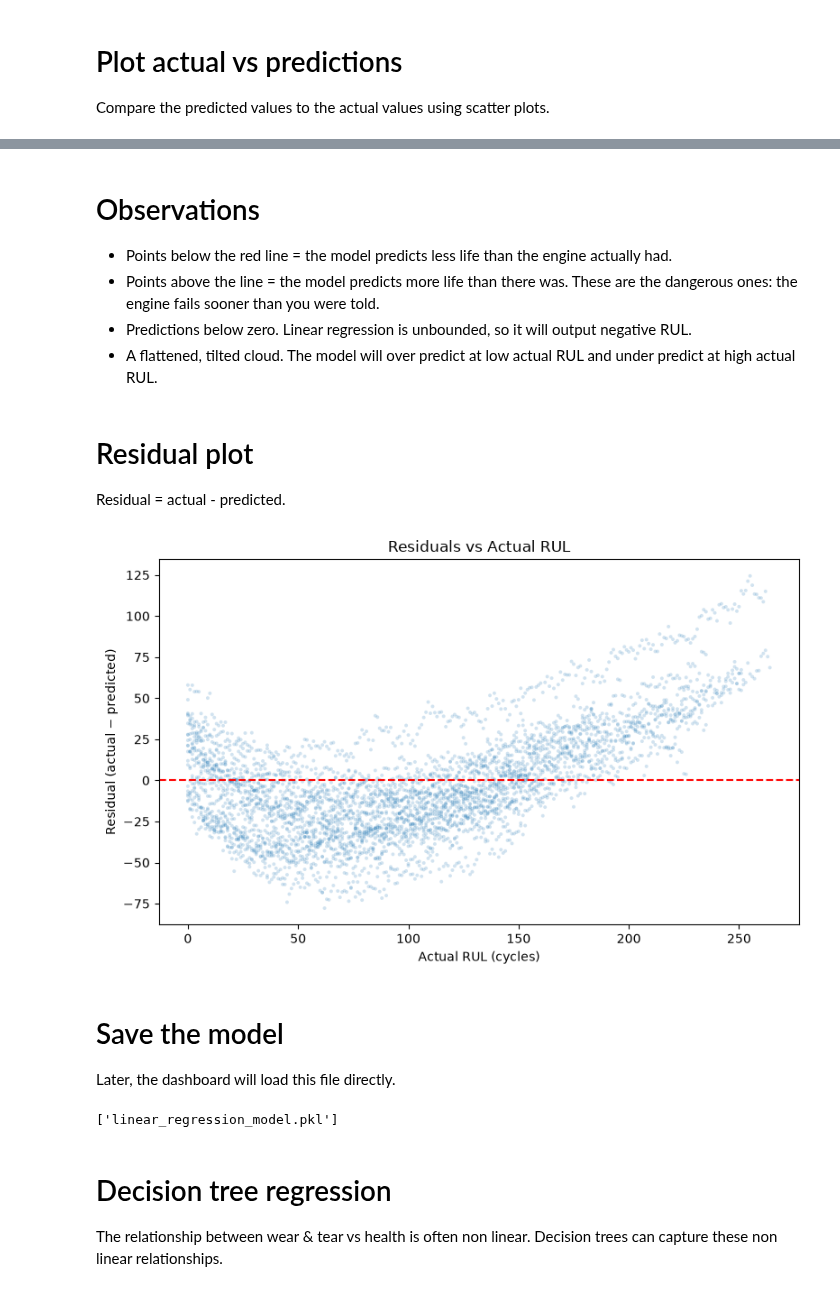
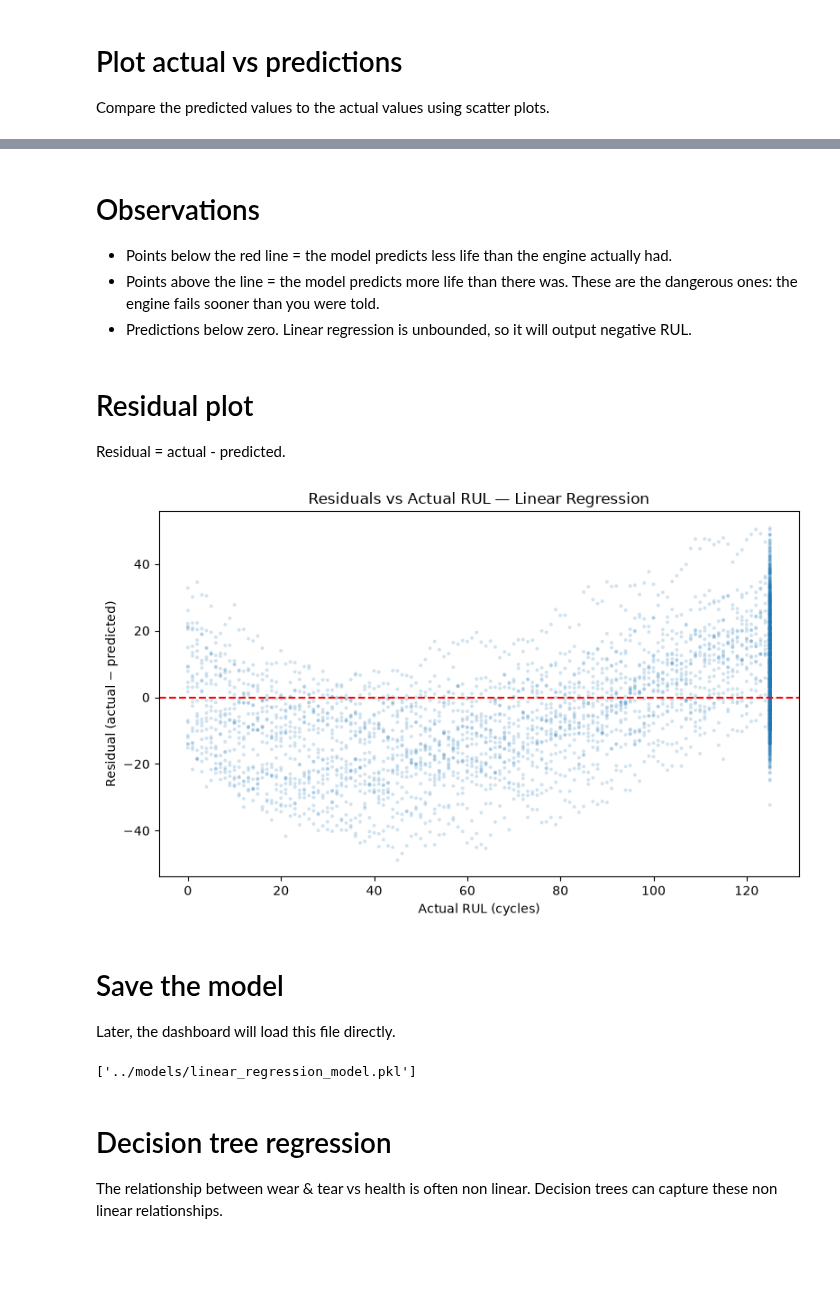
Before and after one commit to morgan-swe/Nasa-Rocket-Engine-Predictive-Maintenance, a Jupyter notebook: notebooks/06_model_training.ipynb, the cells around one changed output, grey strips where cells are left out. Cells and saved outputs as stored; diff of their text form; code cells hidden in the pictures; blank space fills up the shorter version.

```diff
--- a/notebooks/06_model_training.ipynb
+++ b/notebooks/06_model_training.ipynb
@@ -43,16 +43,20 @@ The target is RUL, everything else other than identifiers like `unit_number` bec
 # %% [markdown]
 ## Split the data
 # %%
-import numpy as np
 from sklearn.model_selection import GroupShuffleSplit
-from sklearn.preprocessing import StandardScaler
 
 # 0. Drop warm up rows and leaky columns
 df_model = df[df['time_in_cycles'] >= 5].reset_index(drop=True)
 
 groups = df_model['unit_number']
 x = df_model.drop(columns=['RUL', 'max_cycles', 'unit_number'])
-y = df_model['RUL']
+
+# Cap RUL at 125 cycles. Early in an engine's life there is no degradation
+# signal, so the sensors cannot tell "300 cycles left" apart from "180 cycles
+# left". Capping encodes "healthy is healthy" and lets the model concentrate on
+# the degradation phase, where the signal actually exists.
+RUL_CAP = 125
+y = df_model['RUL'].clip(upper=RUL_CAP)
 
 # 1. Split by engine; 80 engines train, 20 engines test
 splitter = GroupShuffleSplit(n_splits=1, test_size=0.2, random_state=42)
@@ -61,11 +65,6 @@ train_idx, test_idx = next(splitter.split(x, y, groups=groups))
 x_train, x_test = x.iloc[train_idx], x.iloc[test_idx]
 y_train, y_test = y.iloc[train_idx], y.iloc[test_idx]
 
-# 2. Scale fit on train only
-scaler = StandardScaler()
-x_train_scaled = scaler.fit_transform(x_train)
-x_test_scaled = scaler.transform(x_test)
-
 print(x_train.shape, x_test.shape)
 print("train engines:", groups.iloc[train_idx].nunique(),
       "test engines:", groups.iloc[test_idx].nunique())
@@ -148,7 +158,6 @@ plt.show()
 - Points below the red line = the model predicts less life than the engine actually had.
 - Points above the line = the model predicts more life than there was. These are the dangerous ones: the engine fails sooner than you were told.
 - Predictions below zero. Linear regression is unbounded, so it will output negative RUL.
-- A flattened, tilted cloud. The model will over predict at low actual RUL and under predict at high actual RUL.
 # %% [markdown]
 # Residual plot
 
@@ -156,32 +165,32 @@ Residual = actual - predicted.
 # %%
 residuals = y_test - y_pred
 
 fig, ax = plt.subplots(figsize=(8, 5))
 ax.scatter(y_test, residuals, alpha=0.2, s=8, edgecolor='none')
 ax.axhline(0, color='red', linestyle='--', linewidth=1.5)
 ax.set_xlabel('Actual RUL (cycles)')
 ax.set_ylabel('Residual (actual − predicted)')
-ax.set_title('Residuals vs Actual RUL')
+ax.set_title('Residuals vs Actual RUL — Linear Regression')
 
 # Save the plot
 plt.tight_layout()
 
 plt.savefig("../reports/figures/residual_plot.png",
             dpi=300,
             bbox_inches="tight")
 
 plt.show()
 # %% [output]
-[figure, old version]
+[figure, new version]
 # %% [markdown]
 # Save the model
 
 Later, the dashboard will load this file directly.
 # %%
 import joblib
-joblib.dump(model, 'linear_regression_model.pkl')
+joblib.dump(model, '../models/linear_regression_model.pkl')
 # %% [output]
-['linear_regression_model.pkl']
+['../models/linear_regression_model.pkl']
 # %% [markdown]
 # Decision tree regression
 
```
Also changed, not shown: parts of 9 cells of this notebook.
